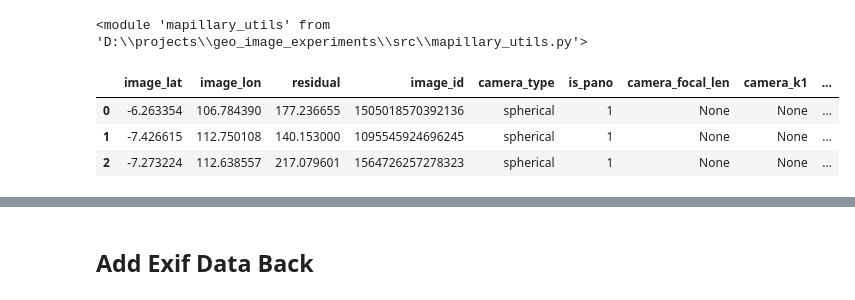
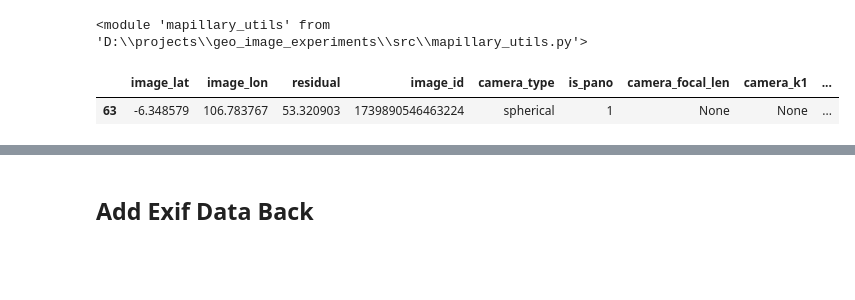
Before and after one commit to ericfrench2015/geo_image_experiments, a Jupyter notebook: notebooks/mapillary_experiments/02_acquire_sample_images.ipynb, the cells around one changed output, grey strips where cells are left out. Cells and saved outputs as stored; diff of their text form; code cells hidden in the pictures; blank space fills up the shorter version.

```diff
--- a/notebooks/mapillary_experiments/02_acquire_sample_images.ipynb
+++ b/notebooks/mapillary_experiments/02_acquire_sample_images.ipynb
@@ -41,12 +41,10 @@ conn = sqlite3.connect(f"{test_dir}//{file}")
 df_sampled_images = pd.read_sql('select * from sampled_images', conn)
 conn.close()
 # %%
-df_sampled_images
+df_sampled_images.sample()
 # %% [output]
 |  | image_lat | image_lon | residual | image_id | camera_type | is_pano | camera_focal_len | camera_k1 | ... |
-| 0 | -6.263354 | 106.784390 | 177.236655 | 1505018570392136 | spherical | 1 | None | None | ... |
-| 1 | -7.426615 | 112.750108 | 140.153000 | 1095545924696245 | spherical | 1 | None | None | ... |
-| 2 | -7.273224 | 112.638557 | 217.079601 | 1564726257278323 | spherical | 1 | None | None | ... |
+| 63 | -6.348579 | 106.783767 | 53.320903 | 1739890546463224 | spherical | 1 | None | None | ... |
 # %%
 #image_id = '856814222158020'
 
```
Also changed, not shown: parts of 8 cells of this notebook, 5 other files.
